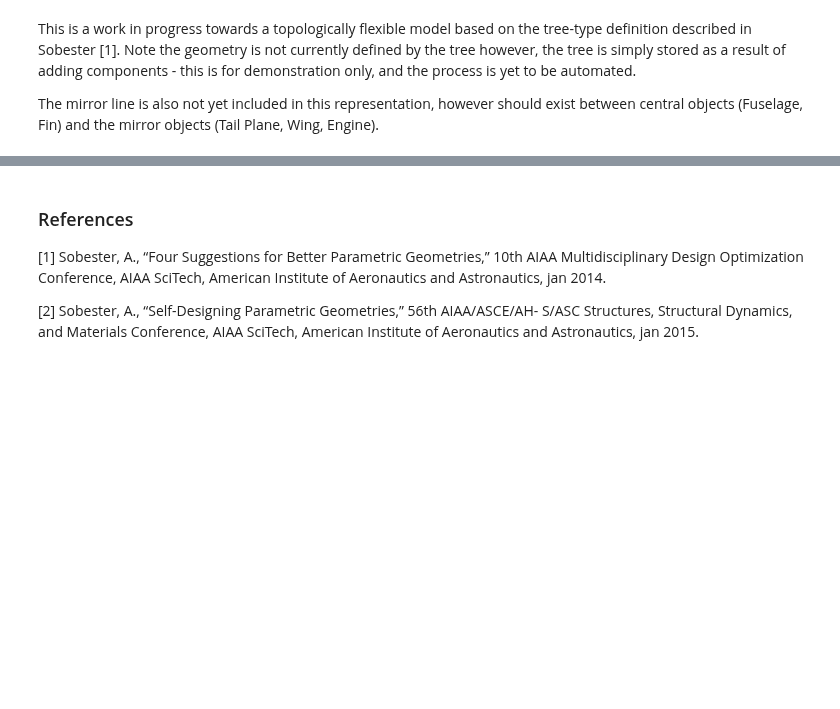
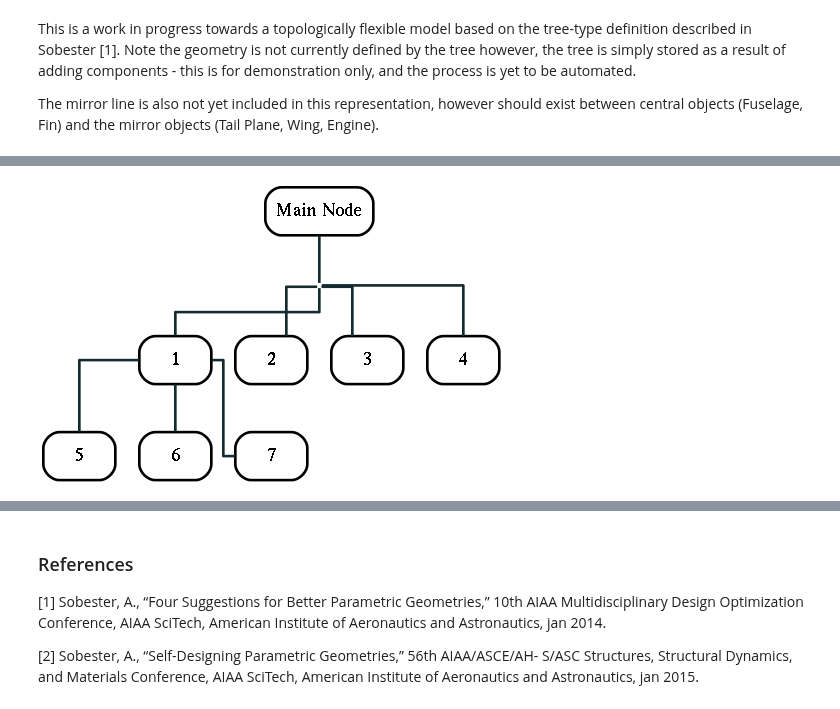
Before and after one commit to p-chambers/occ_airconics, a Jupyter notebook: examples/notebooks/notebook_examples.ipynb, the cells around one changed output, grey strips where cells are left out. Saved outputs shown, nothing was run; the diff lists cells and outputs as text; code cells hidden in the pictures; blank space fills up the shorter version.

```diff
--- a/examples/notebooks/notebook_examples.ipynb
+++ b/examples/notebooks/notebook_examples.ipynb
@@ -312,0 +317,39 @@ E(L, L, L(P))
+# %%
+# Pointless subgraph example (trying to get subelements to the side):
+test_string = """digraph G {
+  splines = ortho;
+  concentrate = true;
+
+  node [shape="box", style="rounded", penwidth = 2];
+  edge [color="#142b30", arrowhead="none", penwidth = 2];
+  main_below [shape=point, color=invis];
+  "Main Node" -> main_below;
+  {
+    rank = same
+    "1";
+    "2";
+    "3";
+    "4";
+  }
+
+  main_below -> "1";
+  main_below -> "2";
+  main_below -> "3";
+  main_below -> "4";
+
+  {
+    rank = same
+    "5";
+    "6";
+    "7";
+  }
+
+  "1" -> "5";
+  "1" -> "6";
+  "1" -> "7";
+}"""
+
+test_graph=pydot.graph_from_dot_data(test_string)
+Image(test_graph.create_png())
+# %% [output]
+[figure, added]
```
Also changed, not shown: parts of 13 cells of this notebook, 5 other files.
